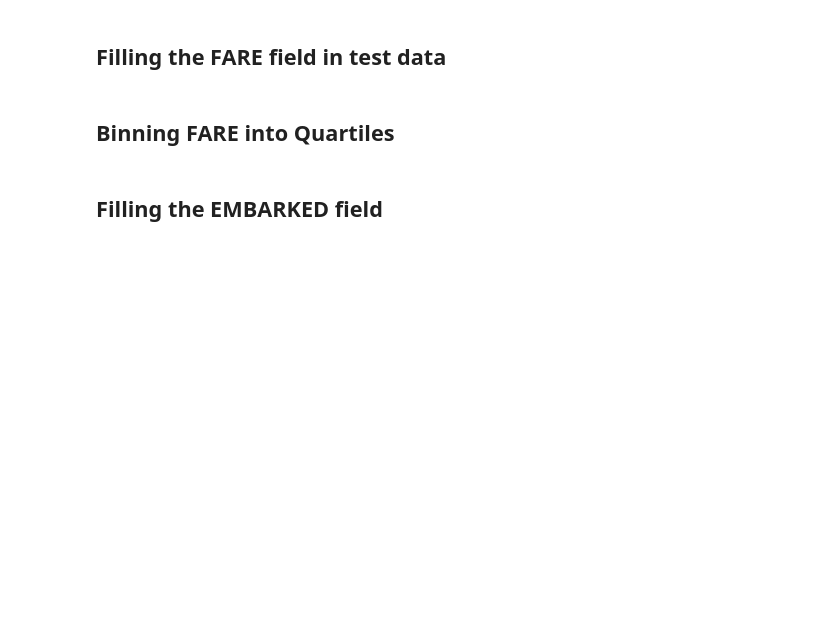
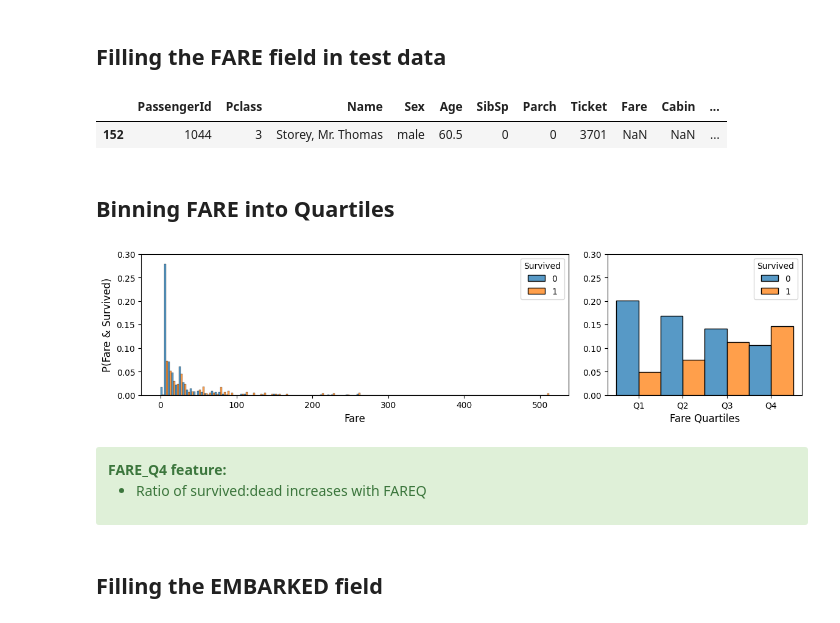
Before and after one commit to JRRobalo/The_Gigantic, a Jupyter notebook: titanic-reloaded.ipynb, the cells around one changed output. Drawn from its saved outputs; the diff is of its cells as text; code cells hidden in the pictures; blank space fills up the shorter version.

```diff
--- a/titanic-reloaded.ipynb
+++ b/titanic-reloaded.ipynb
@@ -266,3 +440,9 @@ df_test['Title'] = df_test['Title'].map(titledict)
 # %% [markdown]
 ## Filling the FARE field in test data ##
+# %%
+# PASSENGERS WITHOUT FARE DATA IN TEST DATASET
+df_test[df_test['Fare'].isna() == True]
+# %% [output]
+|  | PassengerId | Pclass | Name | Sex | Age | SibSp | Parch | Ticket | Fare | Cabin | ... |
+| 152 | 1044 | 3 | Storey, Mr. Thomas | male | 60.5 | 0 | 0 | 3701 | NaN | NaN | ... |
 # %%
@@ -275,18 +454,39 @@ df_test['Fare'] = df_test['Fare'].fillna(med_fare)
 ## Binning FARE into Quartiles ##
 # %%
 # BINNING FARE VALUES INTO QUARTILES
-def bin_ages(age):
+def quarts(fare):
     q1 = df_train['Fare'].quantile(0.25)
     q2 = df_train['Fare'].quantile(0.50)
     q3 = df_train['Fare'].quantile(0.75)
-    if age < q1:
+    if fare < q1:
         return 'Q1'
-    elif age < q2:
+    elif fare < q2:
         return 'Q2'
-    elif age < q3:
+    elif fare < q3:
         return 'Q3'
-    elif age >= q3:
+    elif fare >= q3:
         return 'Q4'
 
-df_train['Fare_Q'] = df_train.apply(lambda x: bin_ages(x['Fare']), axis=1)
-df_test['Fare_Q'] = df_test.apply(lambda x: bin_ages(x['Fare']), axis=1)
+df_train['FareQ'] = pd.Categorical(df_train.apply(lambda x: quarts(x['Fare']), axis=1), categories = ['Q1', 'Q2', 'Q3', 'Q4'])
+df_test['FareQ'] = pd.Categorical(df_test.apply(lambda x: quarts(x['Fare']), axis=1), categories = ['Q1', 'Q2', 'Q3', 'Q4'])
+# %%
+# PLOT FARE FEATURES
+fig_fare = plt.figure(figsize = (14,3))
+gs = plt.GridSpec(1,3)
+# SET GRID POSITIONS FOR PLOTS
+g1 = plt.subplot(gs[0, 0:2])
+g2 = plt.subplot(gs[0, 2])
+# PLOT FARE, FARE_Q, FARE_Q4
+ax_list = ['ax1', 'ax2']
+gpts_list = [g1, g2]
+feat_list = ['Fare', 'FareQ']
+xlbl_list = ['Fare', 'Fare Quartiles']
+ylbl_list = ['P(Fare & Survived)', '']
+for axis, gp, feat, xlabel, ylabel in zip(ax_list, gpts_list, feat_list, xlbl_list, ylbl_list):
+    axis = sns.histplot(ax=gp, data = df_train, x=feat,hue = 'Survived', multiple='dodge', stat='probability')
+    axis.set_xlabel(xlabel, fontsize=12)
+    axis.set_ylabel(ylabel, fontsize=12)
+    axis.set_ylim(0,0.3)
+fig_fare.show()
+# %% [output]
+[figure, added]
@@ -293,3 +496,9 @@ df_test['Fare_Q'] = df_test.apply(lambda x: bin_ages(x['Fare']), axis=1)
+# %% [markdown]
+<div class="alert alert-block alert-success">
+<b>FARE_Q4 feature:</b>
+
+* Ratio of survived:dead increases with FAREQ
+</div>
 # %% [markdown]
 ## Filling the EMBARKED field ##
 # %%
```
Also changed, not shown: parts of 95 cells of this notebook.
